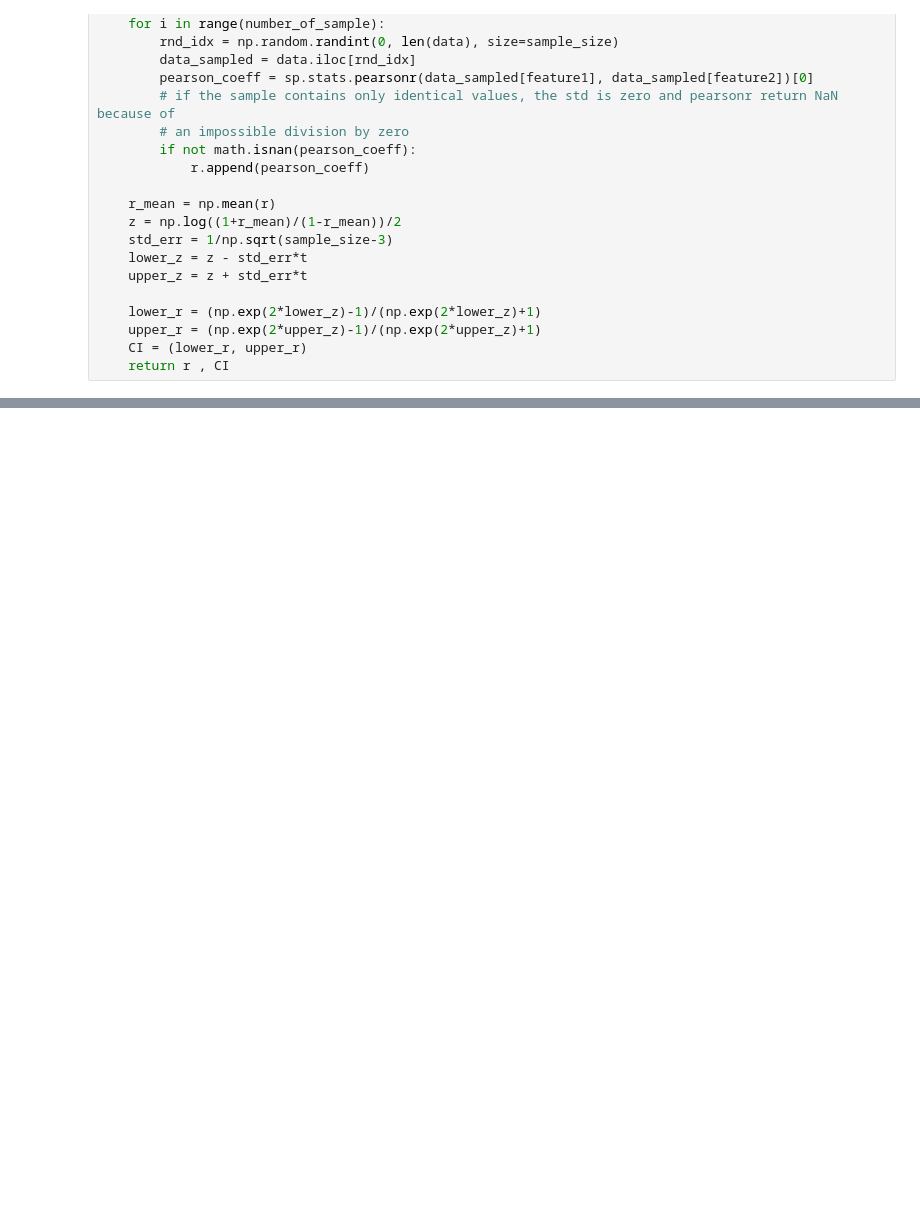
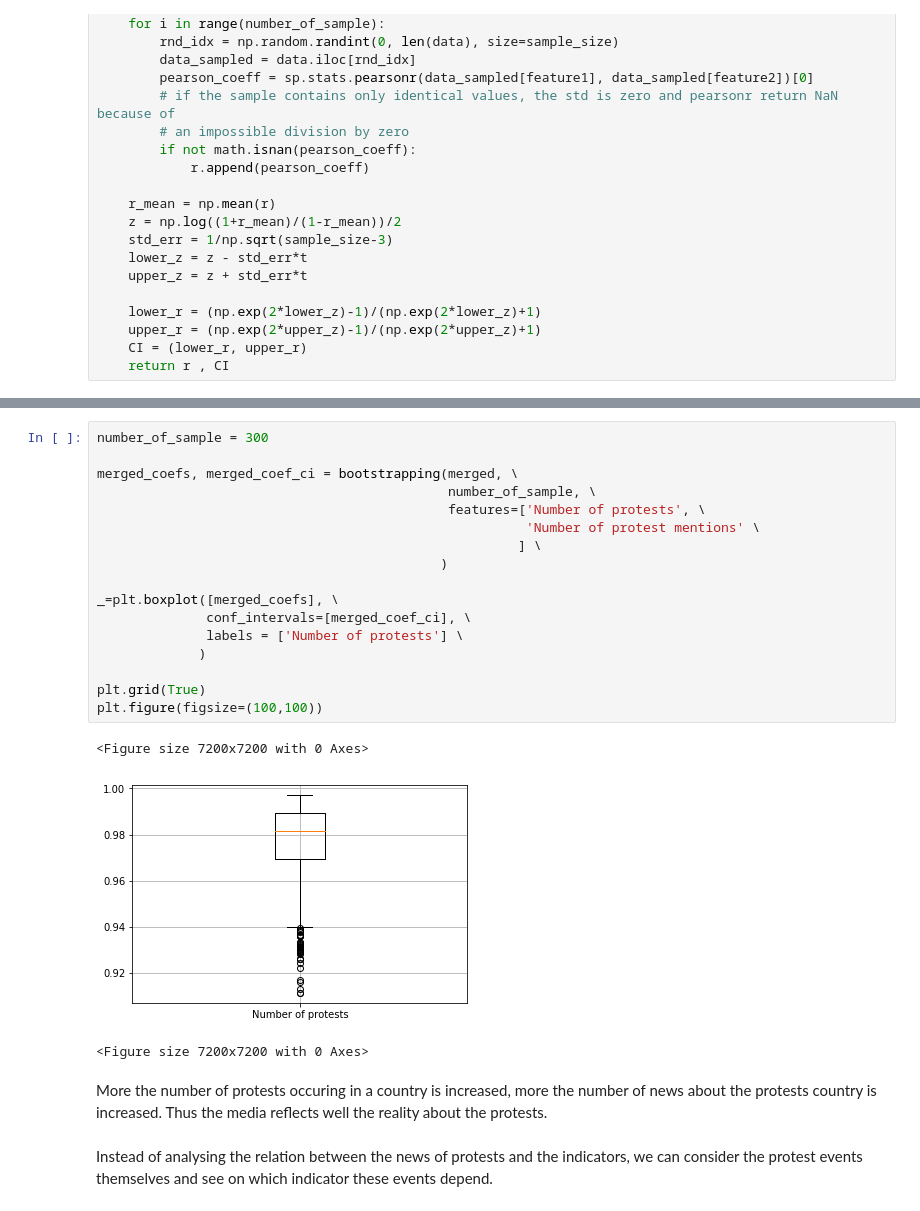
Before and after one commit to lbrgt/ADA_Project, a Jupyter notebook: Codes/MergingLucasJulianeSinan.ipynb, the cells around one changed output, grey strips where cells are left out. Drawn from its saved outputs; the diff is of its cells as text; blank space fills up the shorter version.

```diff
--- a/Codes/MergingLucasJulianeSinan.ipynb
+++ b/Codes/MergingLucasJulianeSinan.ipynb
@@ -1116,0 +1197,25 @@ plt.figure(figsize=(100,100))
+# %%
+number_of_sample = 300
+
+merged_coefs, merged_coef_ci = bootstrapping(merged, \
+                                             number_of_sample, \
+                                             features=['Number of protests', \
+                                                       'Number of protest mentions' \
+                                                      ] \
+                                            )
+
+_=plt.boxplot([merged_coefs], \
+              conf_intervals=[merged_coef_ci], \
+              labels = ['Number of protests'] \
+             )
+
+plt.grid(True)
+plt.figure(figsize=(100,100))
+# %% [output]
+<Figure size 7200x7200 with 0 Axes>
+[figure, added]
+<Figure size 7200x7200 with 0 Axes>
+# %% [markdown]
+More the number of protests occuring in a country is increased, more the number of news about the protests country is increased. Thus the media reflects well the reality about the protests.
+# %% [markdown]
+Instead of analysing the relation between the news of protests and the indicators, we can consider the protest events themselves and see on which indicator these events depend.
```
Also changed, not shown: parts of 32 cells of this notebook, 3 other files.
